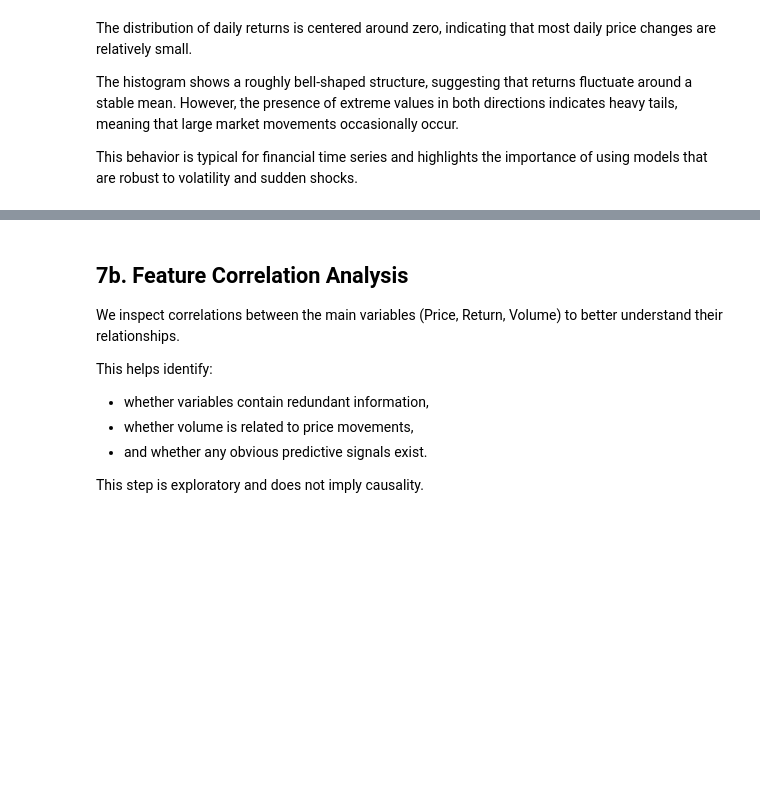
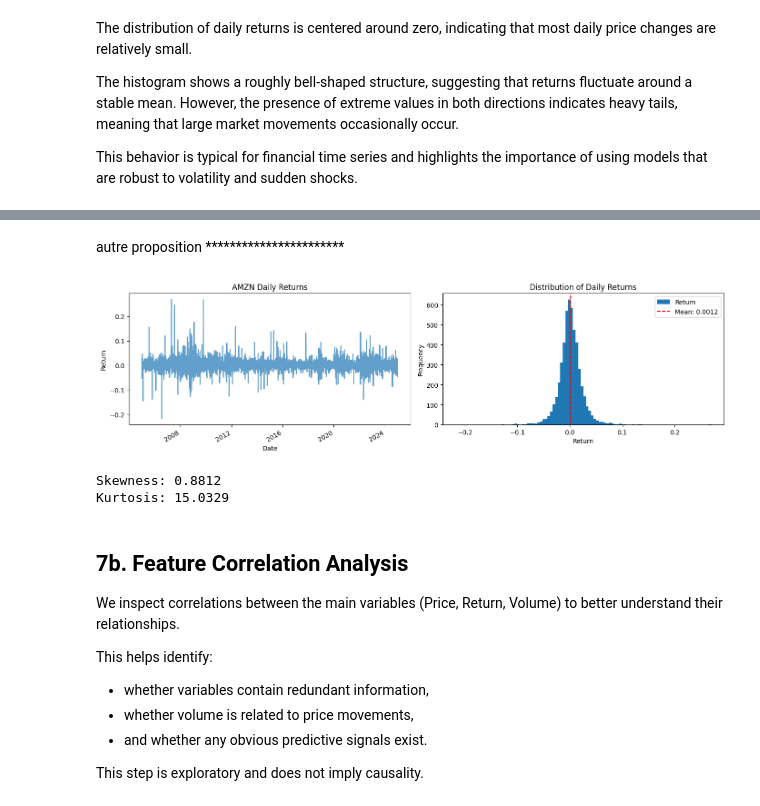
Before and after one commit to EdLac/stock-price-prediction-amazon, a Jupyter notebook: notebooks/01_data_download_and_eda.ipynb, the cells around one changed output, grey strips where cells are left out. Drawn from its saved outputs; the diff is of its cells as text; code cells hidden in the pictures; blank space fills up the shorter version.

```diff
--- a/notebooks/01_data_download_and_eda.ipynb
+++ b/notebooks/01_data_download_and_eda.ipynb
@@ -241,3 +244,25 @@ plt.show()
+# %% [markdown]
+autre proposition ***********************
+# %%
+df["Return"] = df["Price"].pct_change()
+
+fig, axes = plt.subplots(1, 2, figsize=(14, 4))
+
+df["Return"].plot(ax=axes[0], title="AMZN Daily Returns", ylabel="Return", xlabel="Date", alpha=0.7)
+
+df["Return"].dropna().plot(kind="hist", bins=100, ax=axes[1], title="Distribution of Daily Returns", xlabel="Return")
+axes[1].axvline(df["Return"].mean(), color="red", linestyle="--", label=f"Mean: {df['Return'].mean():.4f}")
+axes[1].legend()
+
+plt.tight_layout()
+plt.show()
+
+print(f"Skewness: {df['Return'].skew():.4f}")
+print(f"Kurtosis: {df['Return'].kurtosis():.4f}")
+# %% [output]
+[figure, added]
+Skewness: 0.8812
+Kurtosis: 15.0329
 # %% [markdown]
 ## 7b. Feature Correlation Analysis
 
```
Also changed, not shown: parts of 24 cells of this notebook, 3 other files.
